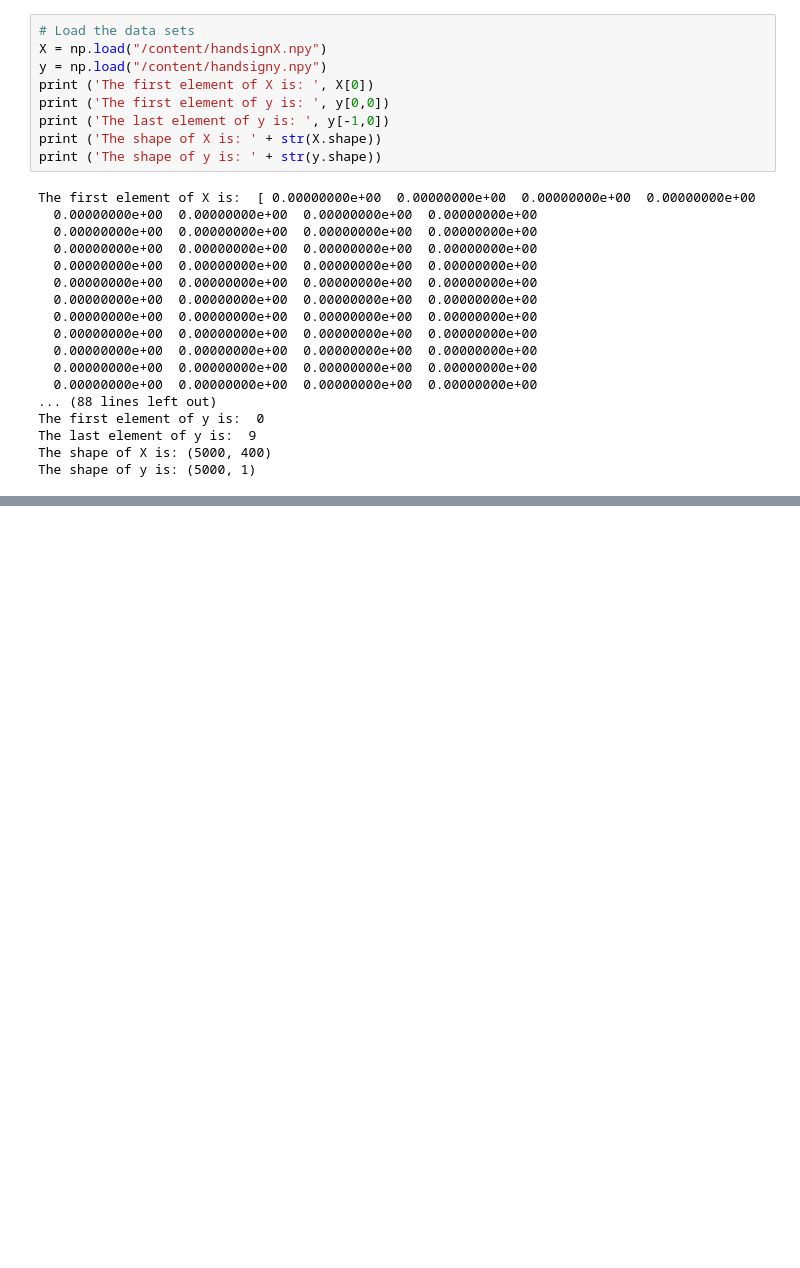
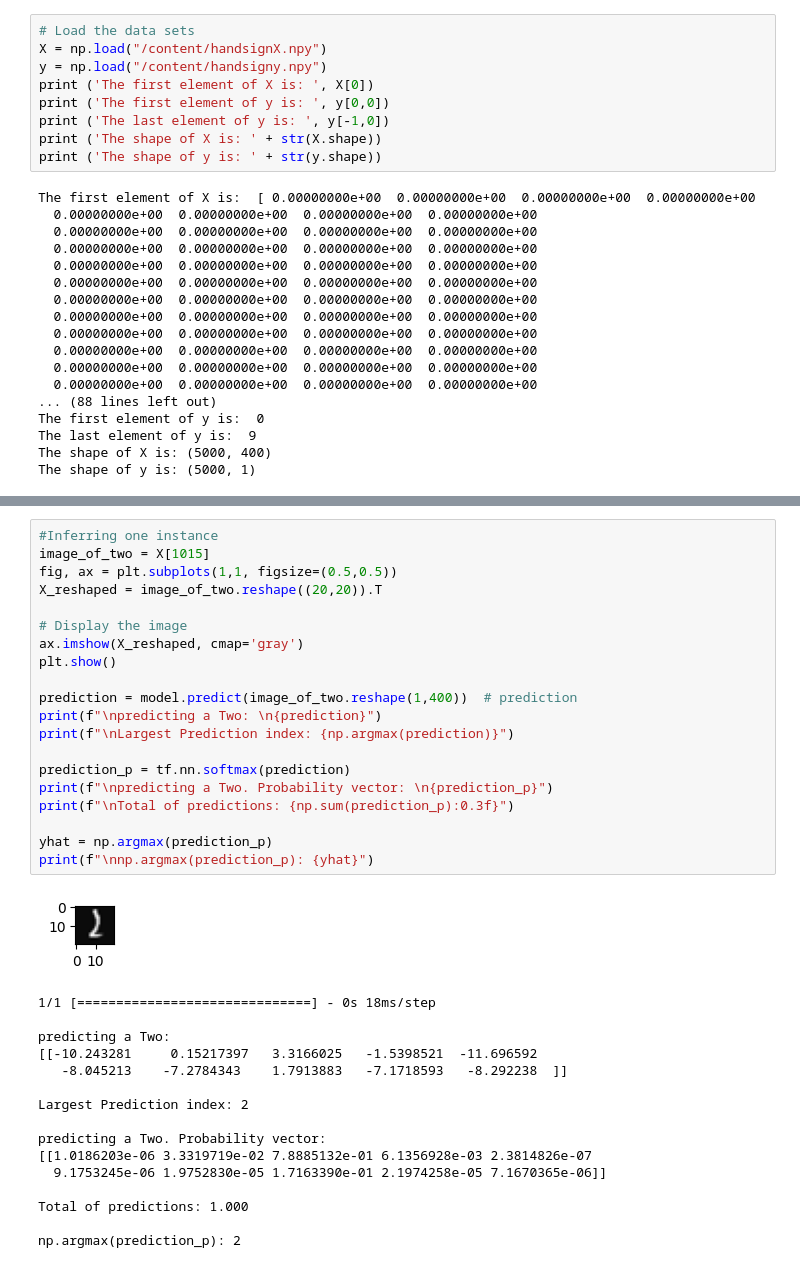
Before and after one commit to shawonsaha15/MachineLearningProjects, a Jupyter notebook: Number_Detection.ipynb, the cells around one changed output, grey strips where cells are left out. Drawn from its saved outputs; the diff is of its cells as text; blank space fills up the shorter version.

```diff
--- a/Number_Detection.ipynb
+++ b/Number_Detection.ipynb
@@ -146,0 +196,37 @@ plt.show()
+# %%
+#Inferring one instance
+image_of_two = X[1015]
+fig, ax = plt.subplots(1,1, figsize=(0.5,0.5))
+X_reshaped = image_of_two.reshape((20,20)).T
+
+# Display the image
+ax.imshow(X_reshaped, cmap='gray')
+plt.show()
+
+prediction = model.predict(image_of_two.reshape(1,400))  # prediction
+print(f"\npredicting a Two: \n{prediction}")
+print(f"\nLargest Prediction index: {np.argmax(prediction)}")
+
+prediction_p = tf.nn.softmax(prediction)
+print(f"\npredicting a Two. Probability vector: \n{prediction_p}")
+print(f"\nTotal of predictions: {np.sum(prediction_p):0.3f}")
+
+yhat = np.argmax(prediction_p)
+print(f"\nnp.argmax(prediction_p): {yhat}")
+# %% [output]
+[figure, added]
+1/1 [==============================] - 0s 18ms/step
+
+predicting a Two:
+[[-10.243281     0.15217397   3.3166025   -1.5398521  -11.696592
+   -8.045213    -7.2784343    1.7913883   -7.1718593   -8.292238  ]]
+
+Largest Prediction index: 2
+
+predicting a Two. Probability vector:
+[[1.0186203e-06 3.3319719e-02 7.8885132e-01 6.1356928e-03 2.3814826e-07
+  9.1753245e-06 1.9752830e-05 1.7163390e-01 2.1974258e-05 7.1670365e-06]]
+
+Total of predictions: 1.000
+
+np.argmax(prediction_p): 2
```
Also changed, not shown: parts of 12 cells of this notebook.
